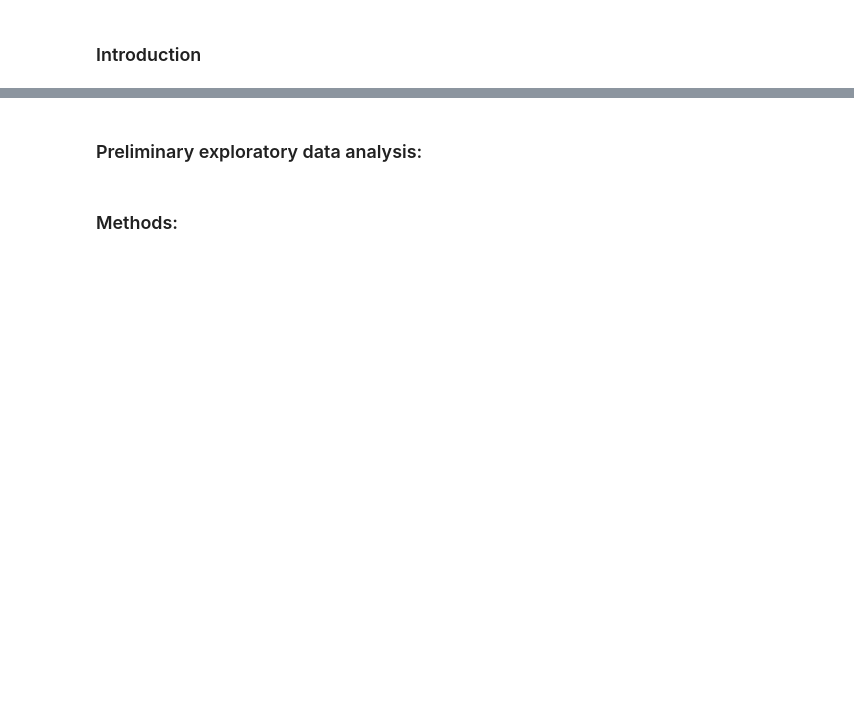
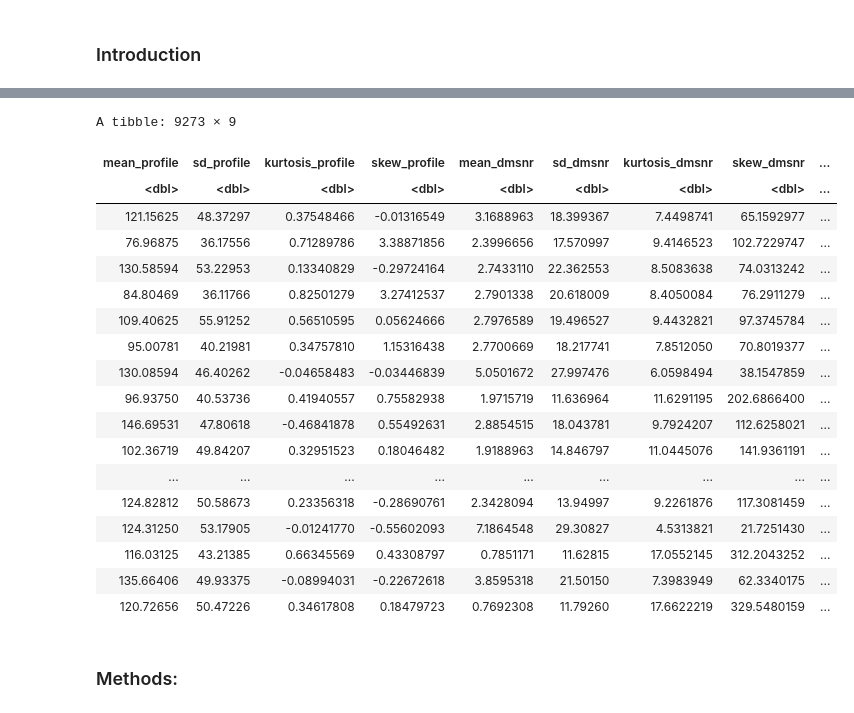
Before and after one commit to Acha220/DSCI_Project_Proposal, a Jupyter notebook: Project_Proposal.ipynb, the cells around one changed output, grey strips where cells are left out. Cells and saved outputs as stored; diff of their text form; code cells hidden in the pictures; blank space fills up the shorter version.

Commit message:
clean dataset
1) changed the column names
2) as factor(target_class)
3) removed n/a observations

```diff
--- a/Project_Proposal.ipynb
+++ b/Project_Proposal.ipynb
@@ -48,5 +31,3 @@ A tibble: 6 × 9
 | 156.39844 | 48.86594 | -0.2159886 | -0.17129365 | 17.471572 | ... |
 | 84.80469 | 36.11766 | 0.8250128 | 3.27412537 | 2.790134 | ... |
 | 121.00781 | 47.17694 | 0.2297081 | 0.09133623 | 2.036789 | ... |
-# %% [markdown]
-### Preliminary exploratory data analysis:
@@ -53,3 +36,28 @@ A tibble: 6 × 9
+# %%
+pulsar <- pulsar %>%
+mutate(target_class = as_factor(target_class)) %>%
+na.omit(pulsar)
+pulsar
+# %% [output]
+A tibble: 9273 × 9
+| mean_profile | sd_profile | kurtosis_profile | skew_profile | mean_dmsnr | sd_dmsnr | kurtosis_dmsnr | skew_dmsnr | ... |
+| <dbl> | <dbl> | <dbl> | <dbl> | <dbl> | <dbl> | <dbl> | <dbl> | ... |
+| 121.15625 | 48.37297 | 0.37548466 | -0.01316549 | 3.1688963 | 18.399367 | 7.4498741 | 65.1592977 | ... |
+| 76.96875 | 36.17556 | 0.71289786 | 3.38871856 | 2.3996656 | 17.570997 | 9.4146523 | 102.7229747 | ... |
+| 130.58594 | 53.22953 | 0.13340829 | -0.29724164 | 2.7433110 | 22.362553 | 8.5083638 | 74.0313242 | ... |
+| 84.80469 | 36.11766 | 0.82501279 | 3.27412537 | 2.7901338 | 20.618009 | 8.4050084 | 76.2911279 | ... |
+| 109.40625 | 55.91252 | 0.56510595 | 0.05624666 | 2.7976589 | 19.496527 | 9.4432821 | 97.3745784 | ... |
+| 95.00781 | 40.21981 | 0.34757810 | 1.15316438 | 2.7700669 | 18.217741 | 7.8512050 | 70.8019377 | ... |
+| 130.08594 | 46.40262 | -0.04658483 | -0.03446839 | 5.0501672 | 27.997476 | 6.0598494 | 38.1547859 | ... |
+| 96.93750 | 40.53736 | 0.41940557 | 0.75582938 | 1.9715719 | 11.636964 | 11.6291195 | 202.6866400 | ... |
+| 146.69531 | 47.80618 | -0.46841878 | 0.55492631 | 2.8854515 | 18.043781 | 9.7924207 | 112.6258021 | ... |
+| 102.36719 | 49.84207 | 0.32951523 | 0.18046482 | 1.9188963 | 14.846797 | 11.0445076 | 141.9361191 | ... |
+| ... | ... | ... | ... | ... | ... | ... | ... | ... |
+| 124.82812 | 50.58673 | 0.23356318 | -0.28690761 | 2.3428094 | 13.94997 | 9.2261876 | 117.3081459 | ... |
+| 124.31250 | 53.17905 | -0.01241770 | -0.55602093 | 7.1864548 | 29.30827 | 4.5313821 | 21.7251430 | ... |
+| 116.03125 | 43.21385 | 0.66345569 | 0.43308797 | 0.7851171 | 11.62815 | 17.0552145 | 312.2043252 | ... |
+| 135.66406 | 49.93375 | -0.08994031 | -0.22672618 | 3.8595318 | 21.50150 | 7.3983949 | 62.3340175 | ... |
+| 120.72656 | 50.47226 | 0.34617808 | 0.18479723 | 0.7692308 | 11.79260 | 17.6622219 | 329.5480159 | ... |
 # %% [markdown]
 ### Methods:
 # %% [markdown]
```
Also changed, not shown: parts of 3 cells of this notebook.
